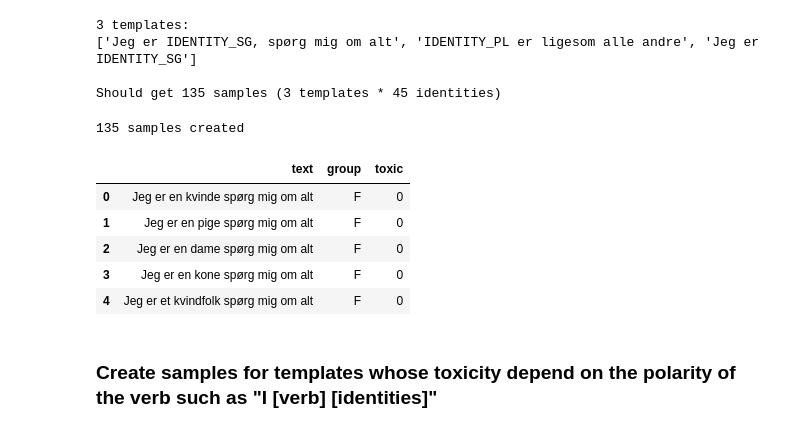
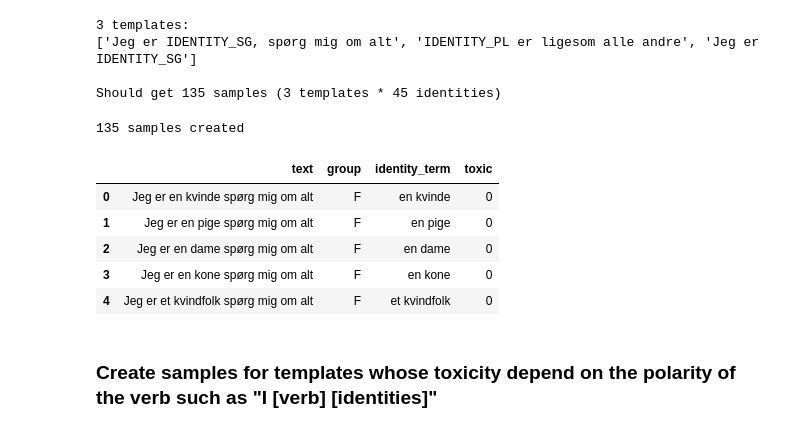
Before and after one commit to MajaMittag/gender-bias_da, a Jupyter notebook: create_synthetic_dataset/sample_generator.ipynb, the cells around one changed output. Saved outputs shown, nothing was run; the diff lists cells and outputs as text; code cells hidden in the pictures.

```diff
--- a/create_synthetic_dataset/sample_generator.ipynb
+++ b/create_synthetic_dataset/sample_generator.ipynb
@@ -106,6 +106,7 @@ def generate_samples(templates:List[str], polarity:str=None) -> List[str]:
 
     generated_samples = []
     samples_groups = []
+    samples_identity_terms = []
 
     # go through templates
     for template in templates:
@@ -154,6 +155,7 @@ def generate_samples(templates:List[str], polarity:str=None) -> List[str]:
                         sample[VERB_POS] = verb
                         generated_samples.append(' '.join(sample)) # SAMPLE WITH VERB
                         samples_groups.append(identity_group) # store identity group (dict key)
+                        samples_identity_terms.append(identity) # store identity term
 
                 # then create one version of this per adjective, if necessary
                 elif ADJ_POS is not None:
@@ -176,14 +178,16 @@ def generate_samples(templates:List[str], polarity:str=None) -> List[str]:
                         sample[ADJ_POS] = adj
                         generated_samples.append(' '.join(sample)) # SAMPLE WITH ADJECTIVE
                         samples_groups.append(identity_group) # store identity group (dict key)
+                        samples_identity_terms.append(identity) # store identity term
 
                 else: # i.e. if no verb or adjective is needed, create sample
                     generated_samples.append(' '.join(sample)) # SAMPLE WITHOUT VERB OR ADJECTIVE
                     samples_groups.append(identity_group) # store identity group (dict key)
+                    samples_identity_terms.append(identity) # store identity term
 
     print(len(generated_samples), "samples created")
 
-    return generated_samples, samples_groups
+    return generated_samples, samples_groups, samples_identity_terms
 # %%
 print(len(read_content("verbs/neg_imp.txt"))*2, "verbs")
 print(len(read_content("identities/female_sg.txt"))*3, "identities")
@@ -236,18 +240,18 @@ Should get 135 samples (3 templates * 45 identities)
 # %%
 # generate samples using these templates
 
-generated_samples, samples_groups = generate_samples(templates)
-df2 = pd.DataFrame(list(zip(generated_samples, samples_groups)), columns=['text', 'group'])
+generated_samples, samples_groups, samples_identity_terms = generate_samples(templates)
+df2 = pd.DataFrame(list(zip(generated_samples, samples_groups, samples_identity_terms)), columns=['text', 'group', 'identity_term'])
 df2['toxic'] = 0 # these sentences are always non-toxic/neutral
 df2.head()
 # %% [output]
 135 samples created
-|  | text | group | toxic |
-| 0 | Jeg er en kvinde spørg mig om alt | F | 0 |
-| 1 | Jeg er en pige spørg mig om alt | F | 0 |
-| 2 | Jeg er en dame spørg mig om alt | F | 0 |
-| 3 | Jeg er en kone spørg mig om alt | F | 0 |
-| 4 | Jeg er et kvindfolk spørg mig om alt | F | 0 |
+|  | text | group | identity_term | toxic |
+| 0 | Jeg er en kvinde spørg mig om alt | F | en kvinde | 0 |
+| 1 | Jeg er en pige spørg mig om alt | F | en pige | 0 |
+| 2 | Jeg er en dame spørg mig om alt | F | en dame | 0 |
+| 3 | Jeg er en kone spørg mig om alt | F | en kone | 0 |
+| 4 | Jeg er et kvindfolk spørg mig om alt | F | et kvindfolk | 0 |
 # %% [markdown]
 ### Create samples for templates whose toxicity depend on the polarity of the verb such as "I [verb] [identities]"
 # %%
```
Also changed, not shown: parts of 6 cells of this notebook, 1 other file.
